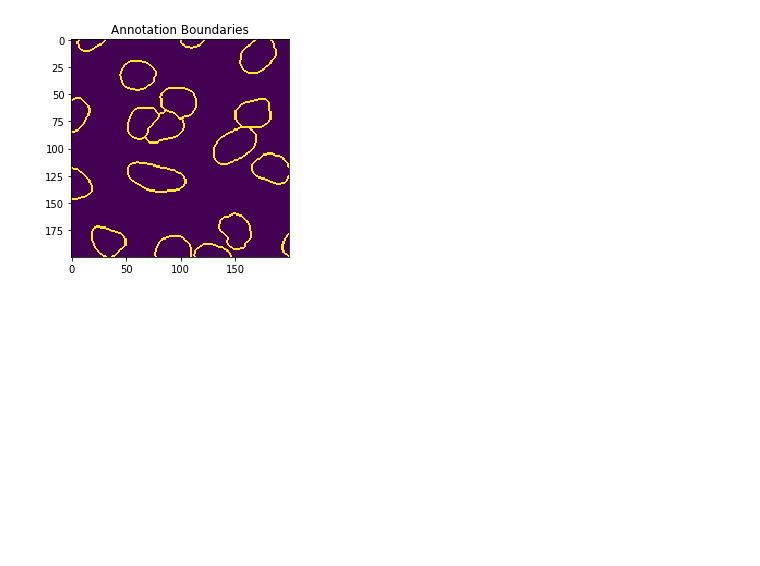
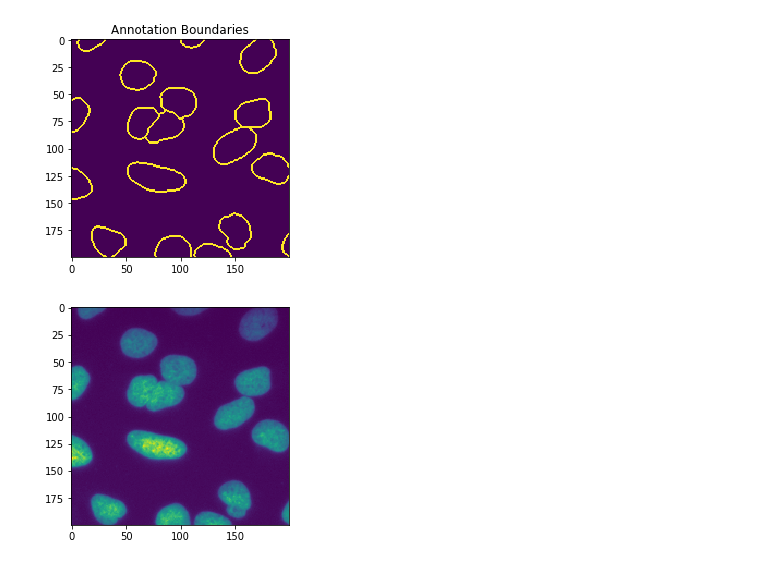
Before and after one commit to jr0th/segmentation, a Jupyter notebook: visualization/vis_merg.ipynb, the cells around one changed output. Drawn from its saved outputs; the diff is of its cells as text; code cells hidden in the pictures; blank space fills up the shorter version.

Commit message:
changed visualization notebook

```diff
--- a/visualization/vis_merg.ipynb
+++ b/visualization/vis_merg.ipynb
@@ -90,5 +90,7 @@ plt.savefig('annot_boundaries.eps', format='eps')
 # %% [output]
 [figure]
 # %%
-plt.imshow(img[0:200,400:600])
-plt.savefig('')
+plt.imshow(img.squeeze()[0:200,400:600])
+plt.savefig('vis_merge_img')
+# %% [output]
+[figure, added]
```
Also changed, not shown: parts of 3 cells of this notebook.
